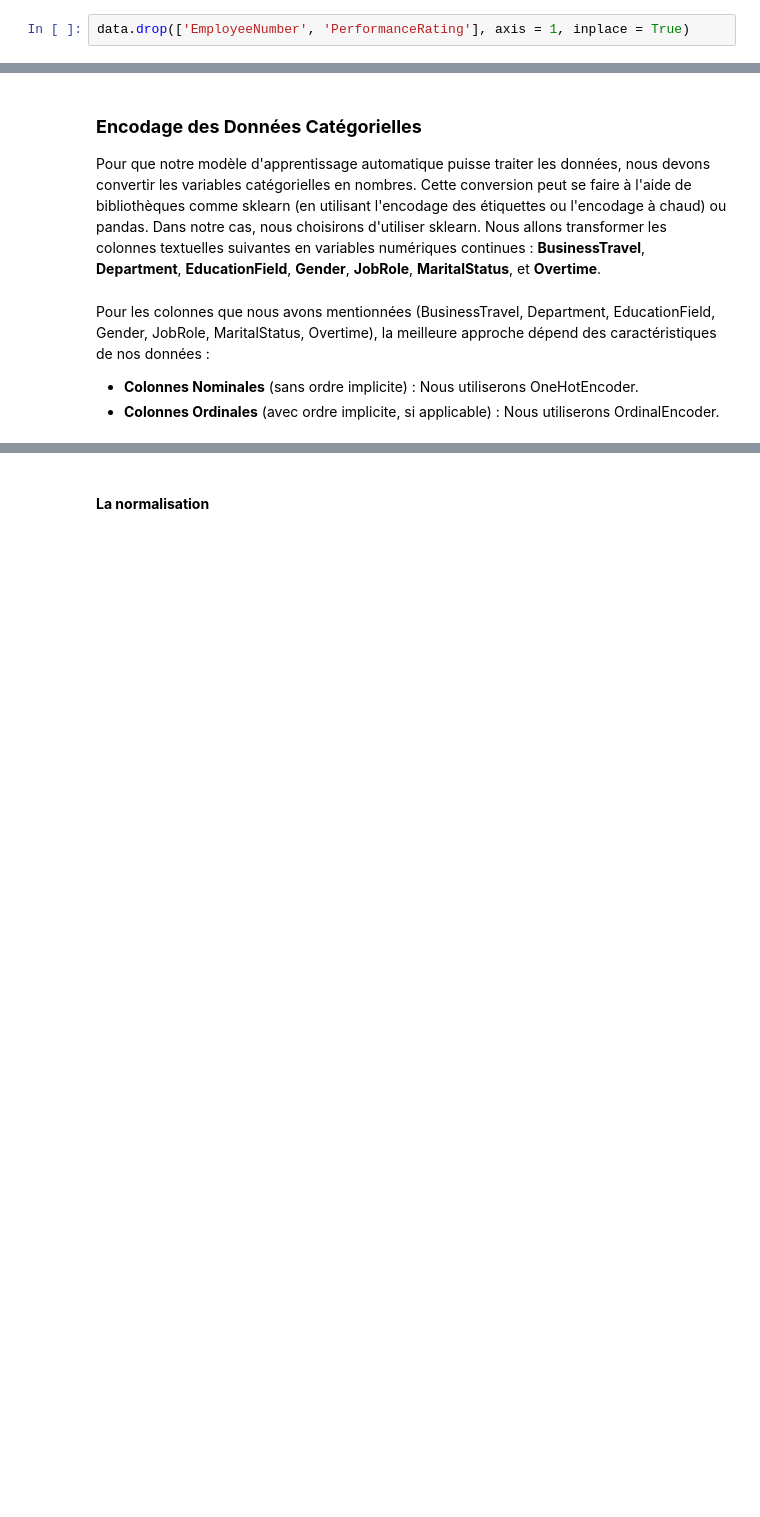
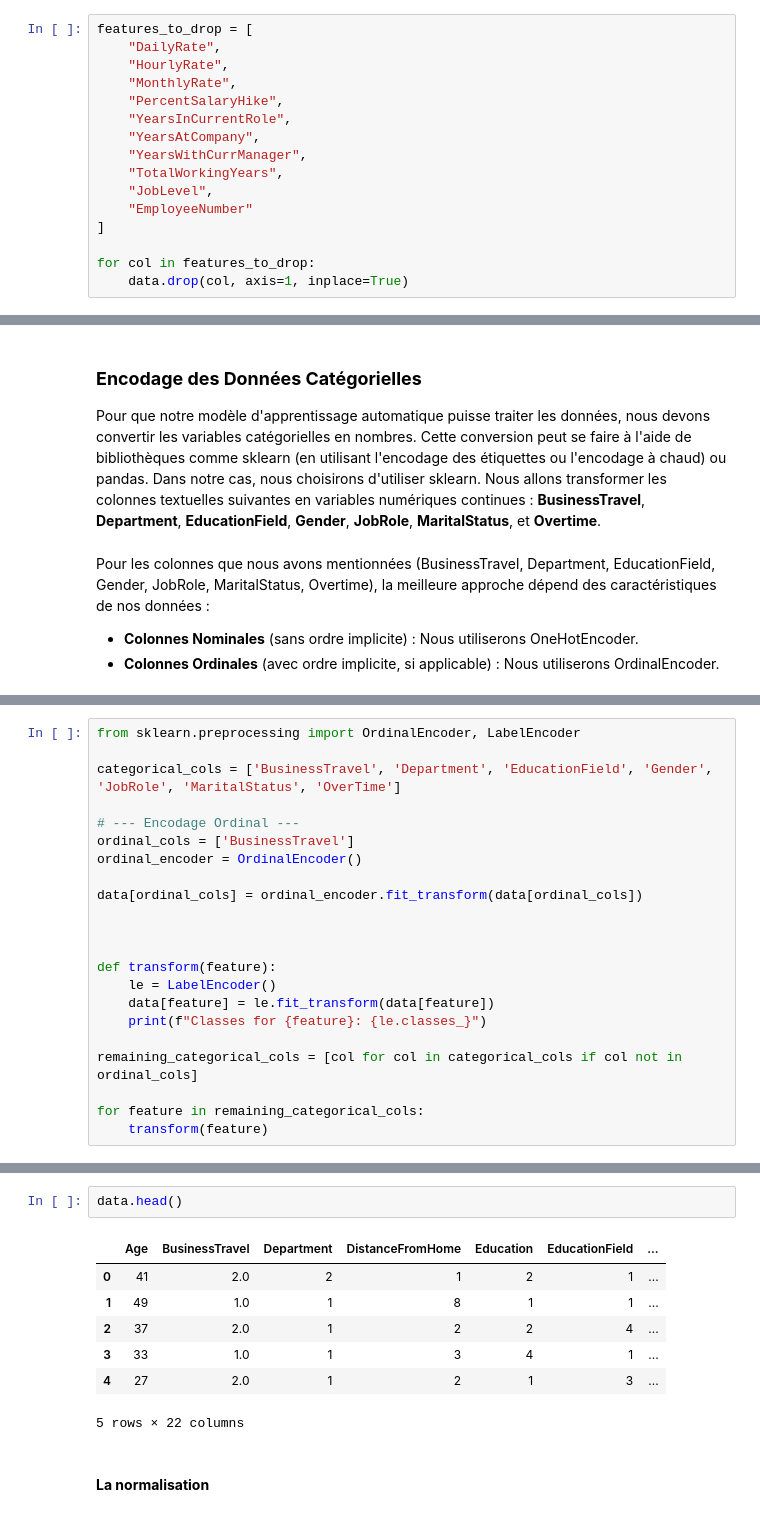
Before and after one commit to anass1209/MachineLearningProject, a Jupyter notebook: IBM HR Analytics Employee Attrition & Performance/modele.ipynb, the cells around one changed output, grey strips where cells are left out. Saved outputs shown, nothing was run; the diff lists cells and outputs as text; blank space fills up the shorter version.

```diff
--- a/IBM HR Analytics Employee Attrition & Performance/modele.ipynb
+++ b/IBM HR Analytics Employee Attrition & Performance/modele.ipynb
@@ -1222,8 +1255,22 @@ EmployeeNumber est clairement une fonctionnalité non pertinente et doit être s
 Bien que nous puissions envisager de supprimer certaines fonctionnalités fortement corrélées pour réduire la redondance dans le modèle, la corrélation générale est assez faible. Nous conserverons donc toutes les fonctionnalités pour l'instant. Dans le cas de fonctionnalités fortement corrélées, nous pourrions utiliser des techniques comme l'Analyse en Composantes Principales (PCA) pour réduire l'espace des caractéristiques. Nous pourrions probablement trouver d'autres colonnes à supprimer, mais cela sera fait ultérieurement en analysant les résultats de notre premier modèle de machine learning.
 
 Et nous avons deja supprimer Over18,StandardHours et EmployeeCount.
-# %%
-data.drop(['EmployeeNumber', 'PerformanceRating'], axis = 1, inplace = True)
+# %%
+features_to_drop = [
+    "DailyRate",
+    "HourlyRate",
+    "MonthlyRate",
+    "PercentSalaryHike",
+    "YearsInCurrentRole",
+    "YearsAtCompany",
+    "YearsWithCurrManager",
+    "TotalWorkingYears",
+    "JobLevel",
+    "EmployeeNumber"
+]
+
+for col in features_to_drop:
+    data.drop(col, axis=1, inplace=True)
 # %% [markdown]
 <p style="color:red; font-weight:bold; font-size: 30px">Préparation des Données</p>
 # %%
@@ -1292,0 +1349,22 @@ X_train_encoded.shape
+# %%
+from sklearn.preprocessing import OrdinalEncoder, LabelEncoder
+
+categorical_cols = ['BusinessTravel', 'Department', 'EducationField', 'Gender', 'JobRole', 'MaritalStatus', 'OverTime']
+
+# --- Encodage Ordinal ---
+ordinal_cols = ['BusinessTravel']
+ordinal_encoder = OrdinalEncoder()
+
+data[ordinal_cols] = ordinal_encoder.fit_transform(data[ordinal_cols])
+
+
+
+def transform(feature):
+    le = LabelEncoder()
+    data[feature] = le.fit_transform(data[feature])
+    print(f"Classes for {feature}: {le.classes_}")
+
+remaining_categorical_cols = [col for col in categorical_cols if col not in ordinal_cols]
+
+for feature in remaining_categorical_cols:
+    transform(feature)
@@ -1293,2 +1401,12 @@ X_train_encoded.shape
+# %%
+data.head()
+# %% [output]
+|  | Age | BusinessTravel | Department | DistanceFromHome | Education | EducationField | ... |
+| 0 | 41 | 2.0 | 2 | 1 | 2 | 1 | ... |
+| 1 | 49 | 1.0 | 1 | 8 | 1 | 1 | ... |
+| 2 | 37 | 2.0 | 1 | 2 | 2 | 4 | ... |
+| 3 | 33 | 1.0 | 1 | 3 | 4 | 1 | ... |
+| 4 | 27 | 2.0 | 1 | 2 | 1 | 3 | ... |
+5 rows × 22 columns
 # %% [markdown]
 #### **La normalisation**
```
Also changed, not shown: parts of 39 cells of this notebook.
